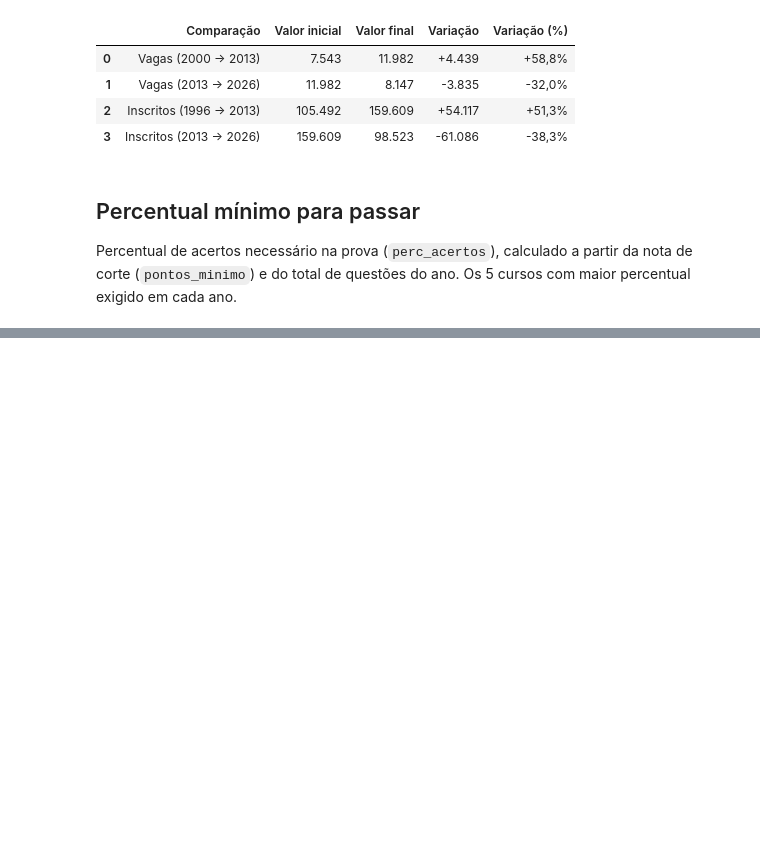
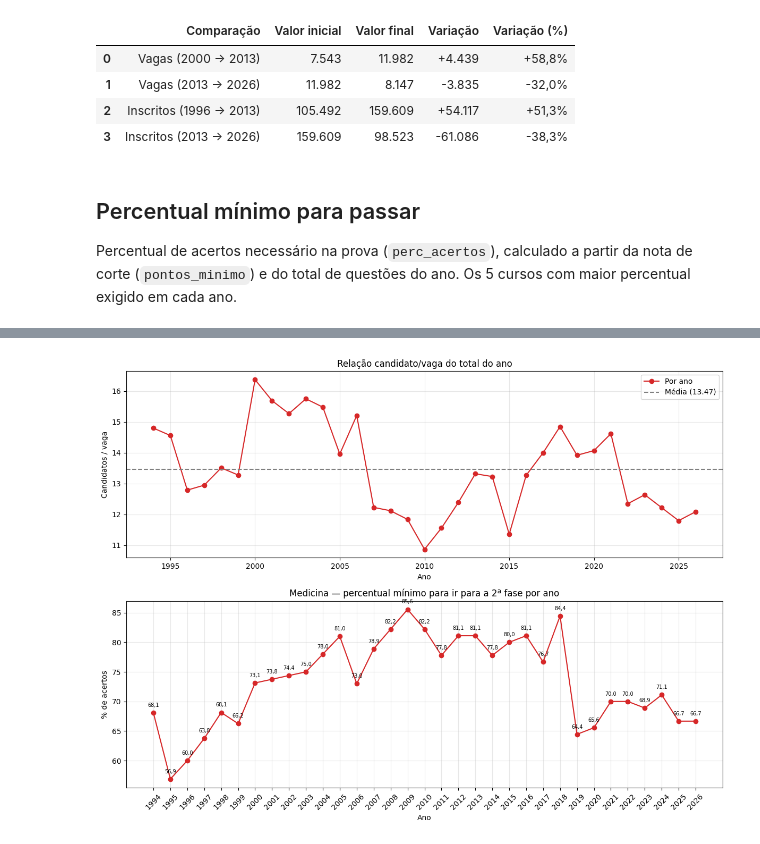
Before and after one commit to rwcinoto/python, a Jupyter notebook: projetos/fuvest/fuvest.ipynb, the cells around one changed output, grey strips where cells are left out. Drawn from its saved outputs; the diff is of its cells as text; code cells hidden in the pictures; blank space fills up the shorter version.

Commit message:
dados fuvest

```diff
--- a/projetos/fuvest/fuvest.ipynb
+++ b/projetos/fuvest/fuvest.ipynb
@@ -336,0 +276,69 @@ Ano 1999
+# %%
+import matplotlib.pyplot as plt
+
+eh_medicina = dados["curso"].str.contains("medicina", case=False, na=False)
+eh_veterinaria = dados["curso"].str.contains("veterin", case=False, na=False)
+
+medicina = dados[eh_medicina & ~eh_veterinaria].copy()
+medicina["perc_acertos"] = pd.to_numeric(medicina["perc_acertos"], errors="coerce")
+
+medicina_por_ano = (
+    medicina.dropna(subset=["perc_acertos"])
+    .groupby("ano", as_index=False)["perc_acertos"]
+    .max()
+    .sort_values("ano")
+)
+
+fig, axes = plt.subplots(2, 1, figsize=(12, 9))
+
+media_candidatos_por_vaga = por_ano["candidatos_por_vaga"].mean()
+
+axes[0].plot(
+    por_ano["ano"],
+    por_ano["candidatos_por_vaga"],
+    marker="o",
+    color="tab:red",
+    label="Por ano",
+)
+axes[0].axhline(
+    media_candidatos_por_vaga,
+    color="tab:gray",
+    linestyle="--",
+    linewidth=1.5,
+    label=f"Média ({media_candidatos_por_vaga:.2f})",
+)
+axes[0].set_ylabel("Candidatos / vaga")
+axes[0].set_xlabel("Ano")
+axes[0].set_title("Relação candidato/vaga do total do ano")
+axes[0].legend()
+axes[0].grid(True, alpha=0.3)
+
+axes[1].plot(
+    medicina_por_ano["ano"],
+    medicina_por_ano["perc_acertos"],
+    marker="o",
+    color="tab:red",
+)
+
+for _, linha in medicina_por_ano.iterrows():
+    rotulo = f"{linha['perc_acertos']:.1f}".replace(".", ",")
+    axes[1].annotate(
+        rotulo,
+        (linha["ano"], linha["perc_acertos"]),
+        textcoords="offset points",
+        xytext=(0, 8),
+        ha="center",
+        fontsize=7,
+    )
+
+axes[1].set_xlabel("Ano")
+axes[1].set_ylabel("% de acertos")
+axes[1].set_title("Medicina — percentual mínimo para ir para a 2ª fase por ano")
+axes[1].set_xticks(medicina_por_ano["ano"])
+axes[1].tick_params(axis="x", rotation=45)
+axes[1].grid(True, alpha=0.3)
+
+plt.tight_layout()
+plt.show()
+# %% [output]
+[figure, added]
```
Also changed, not shown: parts of 3 cells of this notebook, 5 other files.
